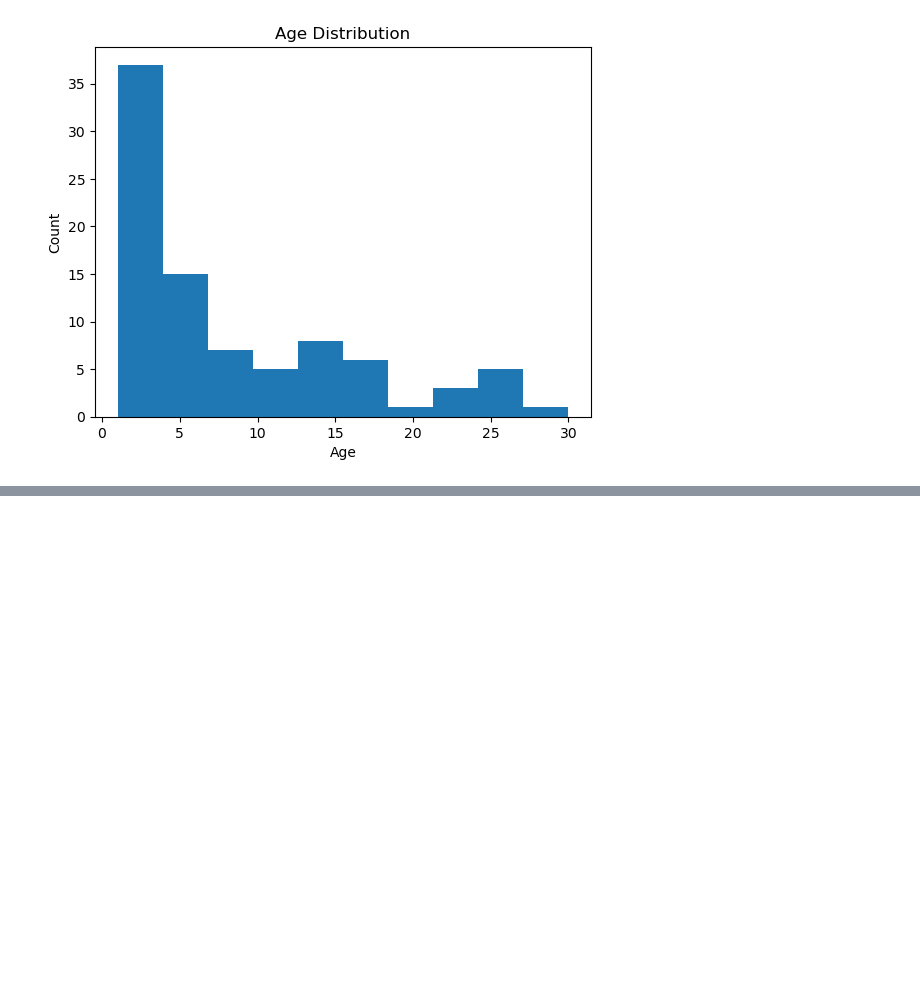
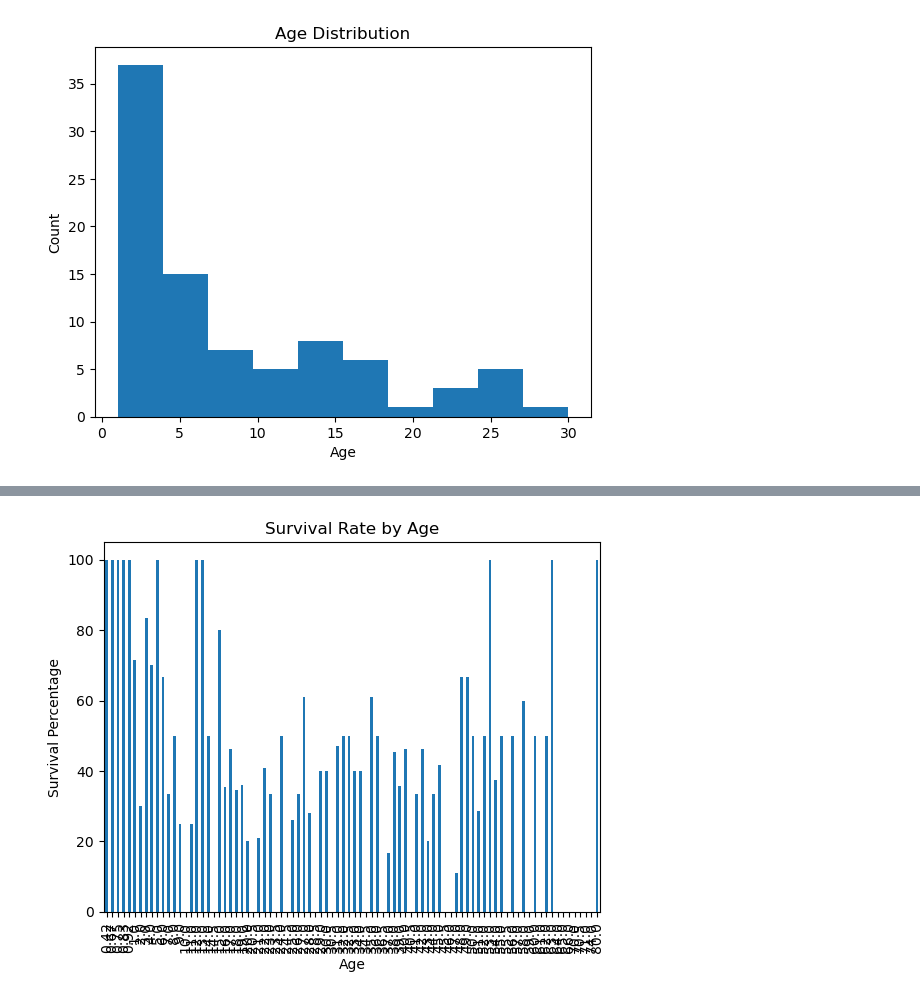
Before and after one commit to darshan-vgithub/DataSciencePractice_youtube, a Jupyter notebook: EDA/titanic_eda.ipynb, the cells around one changed output, grey strips where cells are left out. Saved outputs shown, nothing was run; the diff lists cells and outputs as text; code cells hidden in the pictures; blank space fills up the shorter version.

```diff
--- a/EDA/titanic_eda.ipynb
+++ b/EDA/titanic_eda.ipynb
@@ -163,0 +247,13 @@ df["Age"].value_counts().plot(kind="hist", title="Age Distribution", xlabel="Age
+# %%
+age_survival_rate = pd.crosstab(
+    df["Age"],
+    df["Survived"],
+    normalize="index"
+) * 100
+age_survival_rate[1].plot(kind="bar")
+plt.title("Survival Rate by Age")
+plt.ylabel("Survival Percentage")
+plt.xlabel("Age")
+plt.show()
+# %% [output]
+[figure, added]
```
Also changed, not shown: parts of 20 cells of this notebook.
